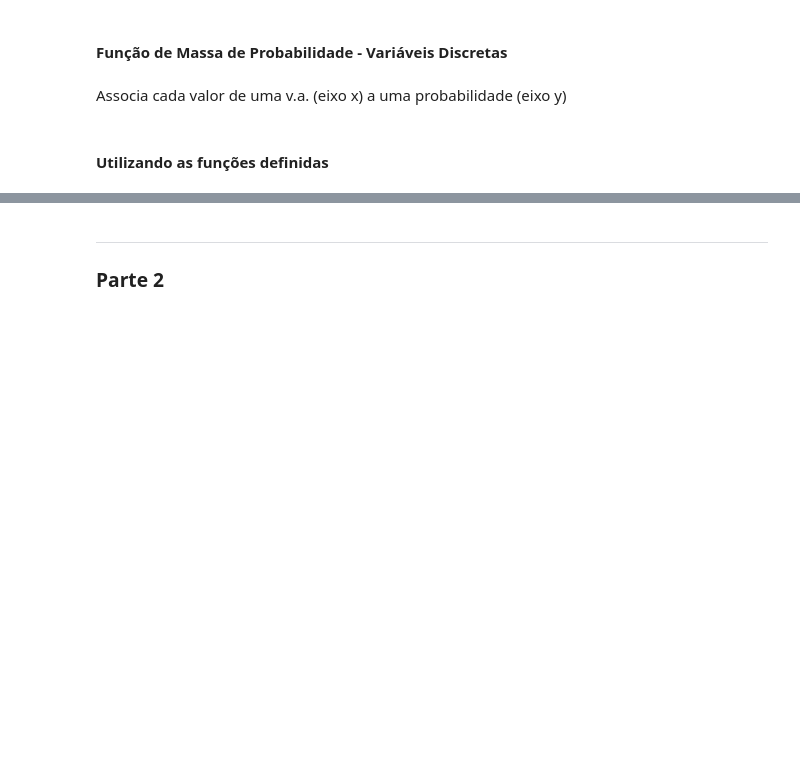
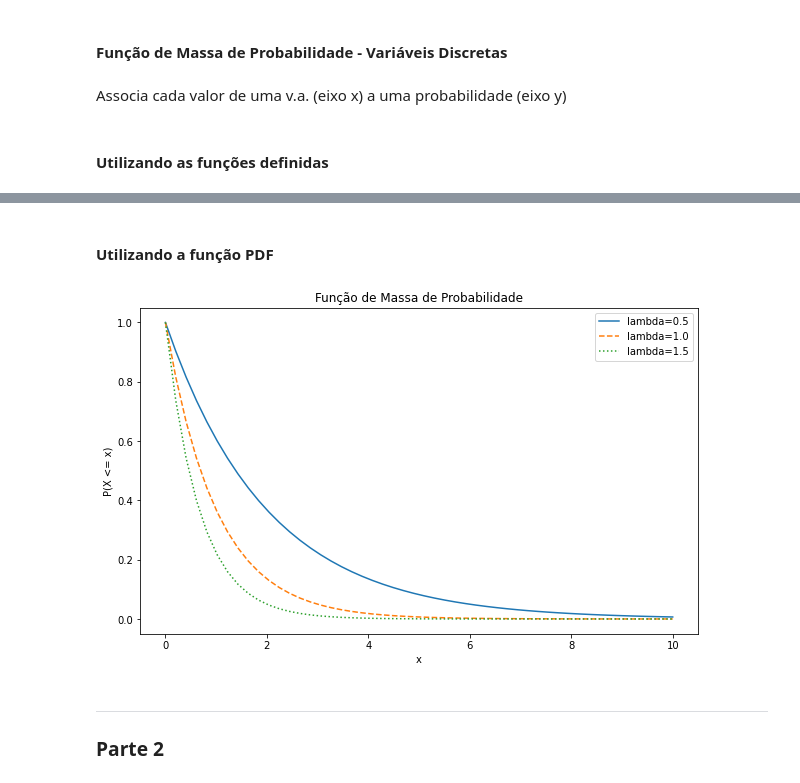
Before and after one commit to arthurgonze/ADS, a Jupyter notebook: mq_02.ipynb, the cells around one changed output, grey strips where cells are left out. Drawn from its saved outputs; the diff is of its cells as text; code cells hidden in the pictures; blank space fills up the shorter version.

```diff
--- a/mq_02.ipynb
+++ b/mq_02.ipynb
@@ -54,3 +83,27 @@ usuario = input("Insira seu nome: ")
+# %%
+def pdf(dados):
+    lam = 0.5;
+    y_vals1 = np.array([eq_pdf(lam, x) for x in dados])
+    lam = 1;
+    y_vals2 = np.array([eq_pdf(lam, x) for x in dados])
+    lam = 1.5;
+    y_vals3 = np.array([eq_pdf(lam, x) for x in dados])
+
+    fig, ax = plt.subplots(figsize=(10,6))
+    ax.plot(dados, y_vals1, label="lambda=0.5", linestyle='-')
+    ax.plot(dados, y_vals2, label="lambda=1.0", linestyle='--')
+    ax.plot(dados, y_vals3, label="lambda=1.5", linestyle=':')
+    ax.set_title("Função de Massa de Probabilidade")
+    ax.set_xlabel('x')
+    ax.set_ylabel("P(X <= x)")
+    plt.legend()
+# %% [markdown]
+#### Utilizando a função PDF
+# %%
+pdf_dataset = np.linspace(0,10,50)
+pdf(pdf_dataset)
+# %% [output]
+[figure, added]
 # %% [markdown]
 -----------------------------------------------------------------
 ### Parte 2
```
Also changed, not shown: parts of 13 cells of this notebook.
